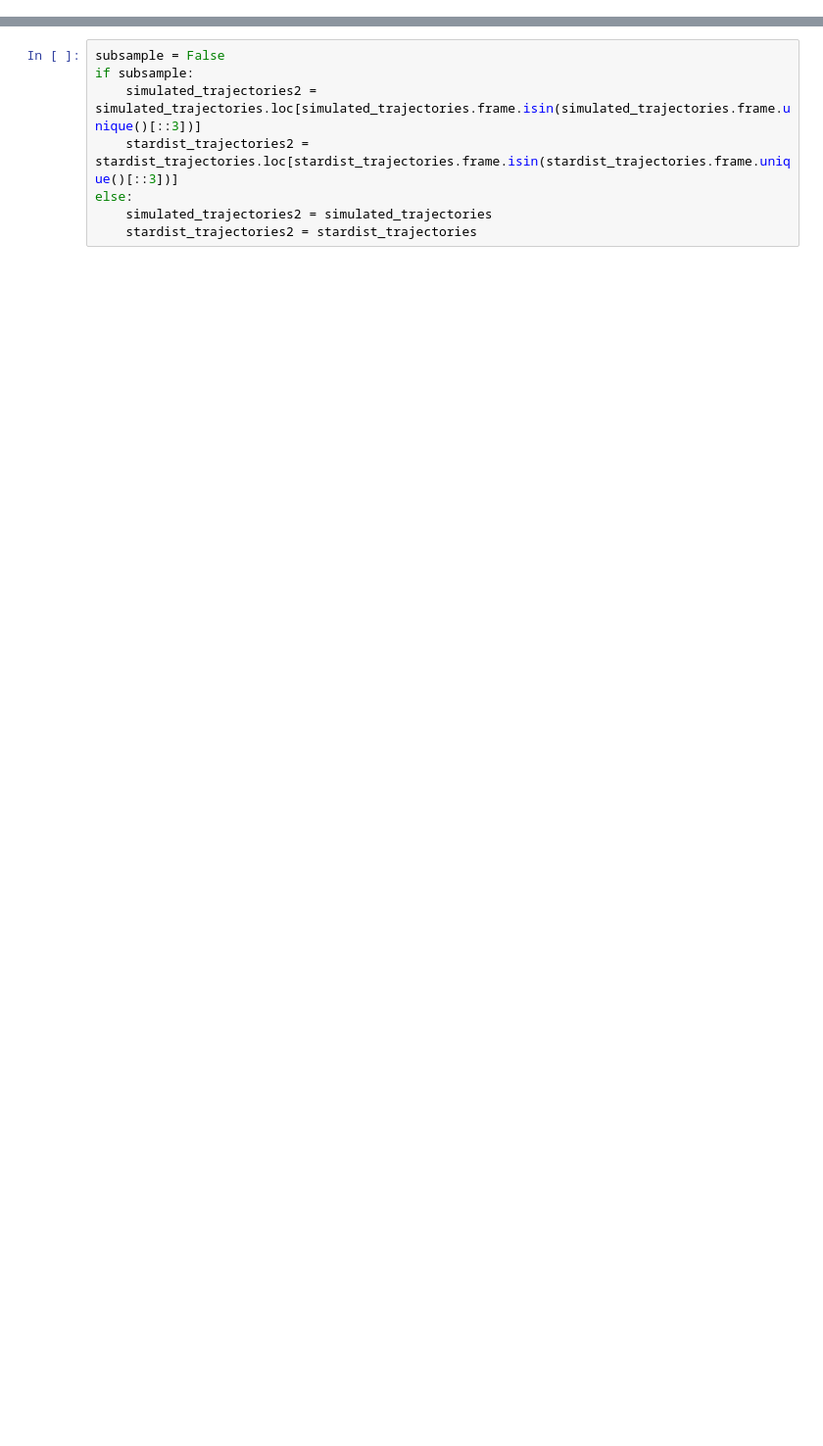
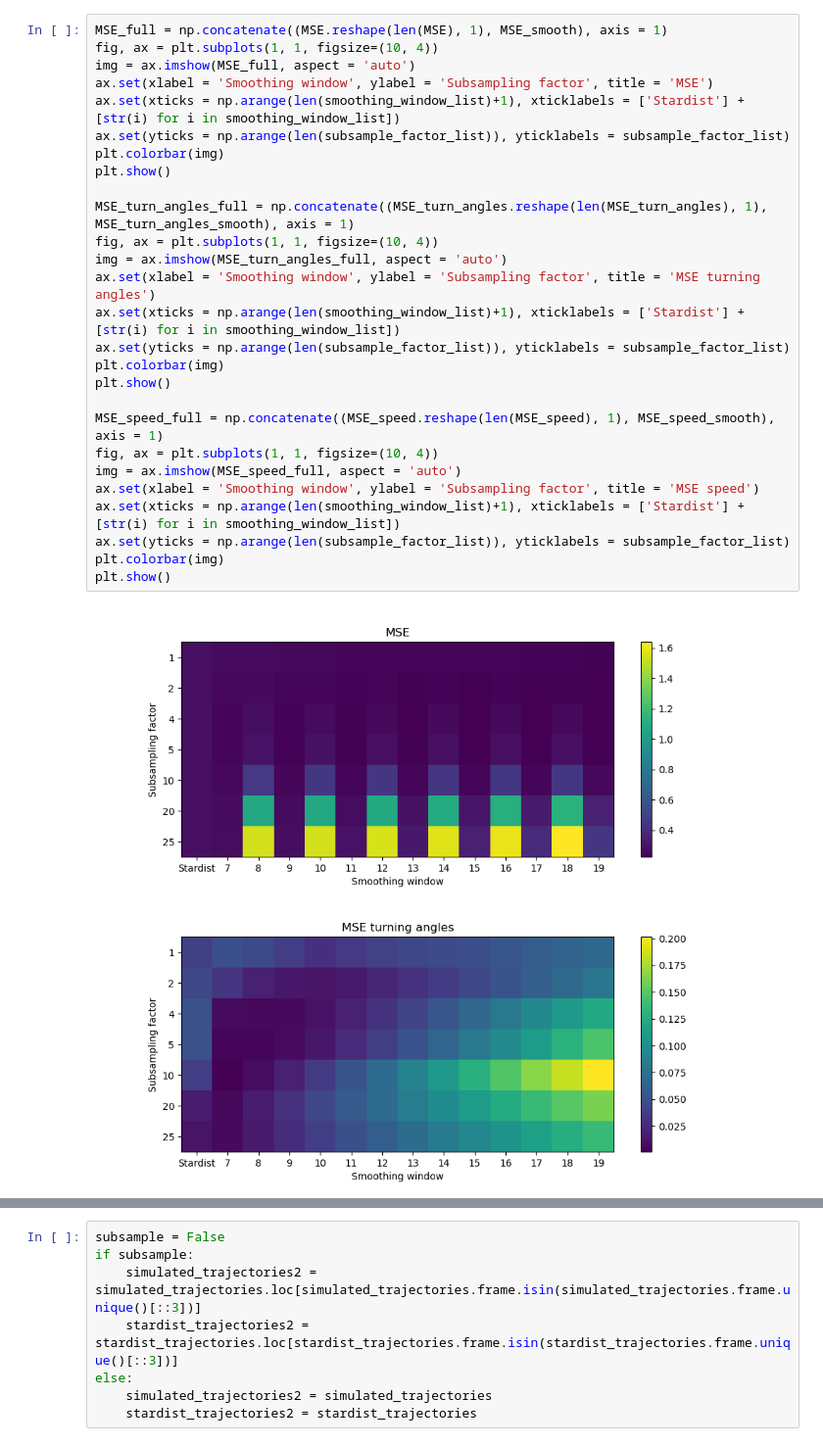
Before and after one commit to skandiz/MasterThesis, a Jupyter notebook: tracking/estimate_smoothing_params.ipynb, the cells around one changed output, grey strips where cells are left out. Shown at 98% size. Drawn from its saved outputs; the diff is of its cells as text; blank space fills up the shorter version.

```diff
--- a/tracking/estimate_smoothing_params.ipynb
+++ b/tracking/estimate_smoothing_params.ipynb
@@ -113,0 +214,30 @@ speed_bins = np.arange(0, 100, .2)
+# %%
+MSE_full = np.concatenate((MSE.reshape(len(MSE), 1), MSE_smooth), axis = 1)
+fig, ax = plt.subplots(1, 1, figsize=(10, 4))
+img = ax.imshow(MSE_full, aspect = 'auto')
+ax.set(xlabel = 'Smoothing window', ylabel = 'Subsampling factor', title = 'MSE')
+ax.set(xticks = np.arange(len(smoothing_window_list)+1), xticklabels = ['Stardist'] + [str(i) for i in smoothing_window_list])
+ax.set(yticks = np.arange(len(subsample_factor_list)), yticklabels = subsample_factor_list)
+plt.colorbar(img)
+plt.show()
+
+MSE_turn_angles_full = np.concatenate((MSE_turn_angles.reshape(len(MSE_turn_angles), 1), MSE_turn_angles_smooth), axis = 1)
+fig, ax = plt.subplots(1, 1, figsize=(10, 4))
+img = ax.imshow(MSE_turn_angles_full, aspect = 'auto')
+ax.set(xlabel = 'Smoothing window', ylabel = 'Subsampling factor', title = 'MSE turning angles')
+ax.set(xticks = np.arange(len(smoothing_window_list)+1), xticklabels = ['Stardist'] + [str(i) for i in smoothing_window_list])
+ax.set(yticks = np.arange(len(subsample_factor_list)), yticklabels = subsample_factor_list)
+plt.colorbar(img)
+plt.show()
+
+MSE_speed_full = np.concatenate((MSE_speed.reshape(len(MSE_speed), 1), MSE_speed_smooth), axis = 1)
+fig, ax = plt.subplots(1, 1, figsize=(10, 4))
+img = ax.imshow(MSE_speed_full, aspect = 'auto')
+ax.set(xlabel = 'Smoothing window', ylabel = 'Subsampling factor', title = 'MSE speed')
+ax.set(xticks = np.arange(len(smoothing_window_list)+1), xticklabels = ['Stardist'] + [str(i) for i in smoothing_window_list])
+ax.set(yticks = np.arange(len(subsample_factor_list)), yticklabels = subsample_factor_list)
+plt.colorbar(img)
+plt.show()
+# %% [output]
+[figure, added]
+[figure, added]
```
Also changed, not shown: parts of 24 cells of this notebook, 24 other files.
